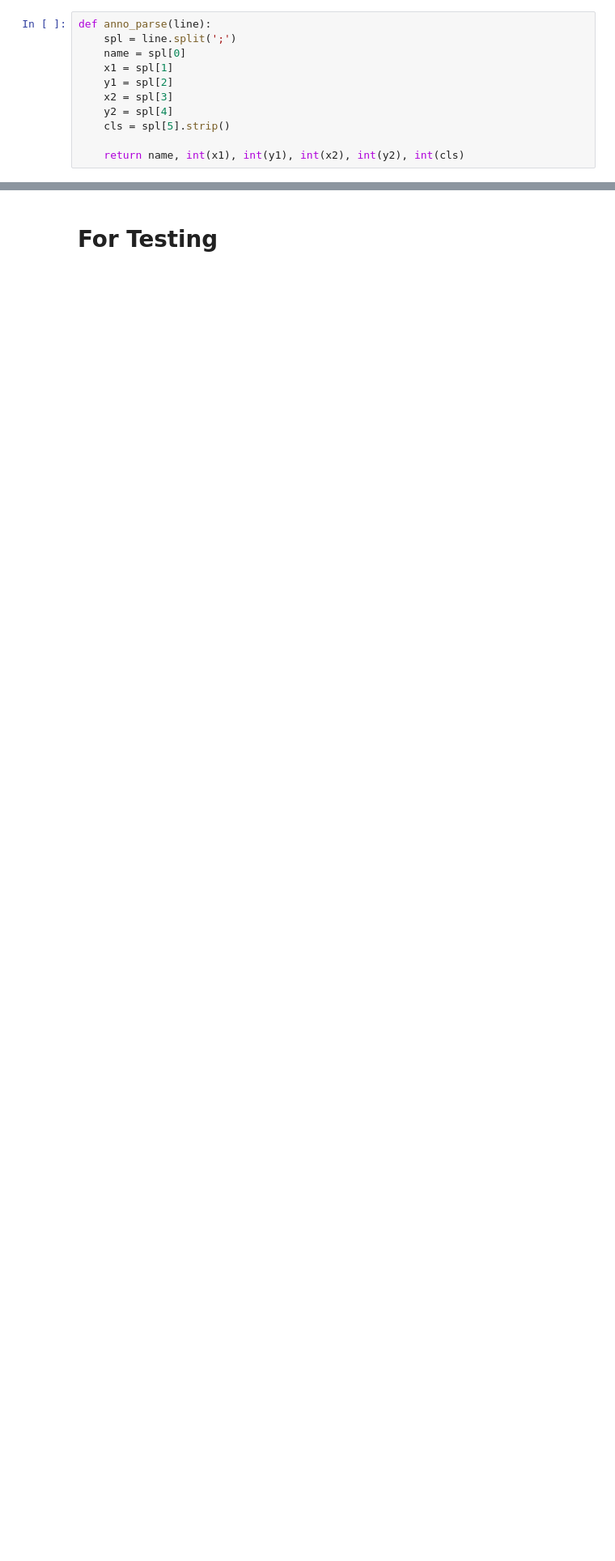
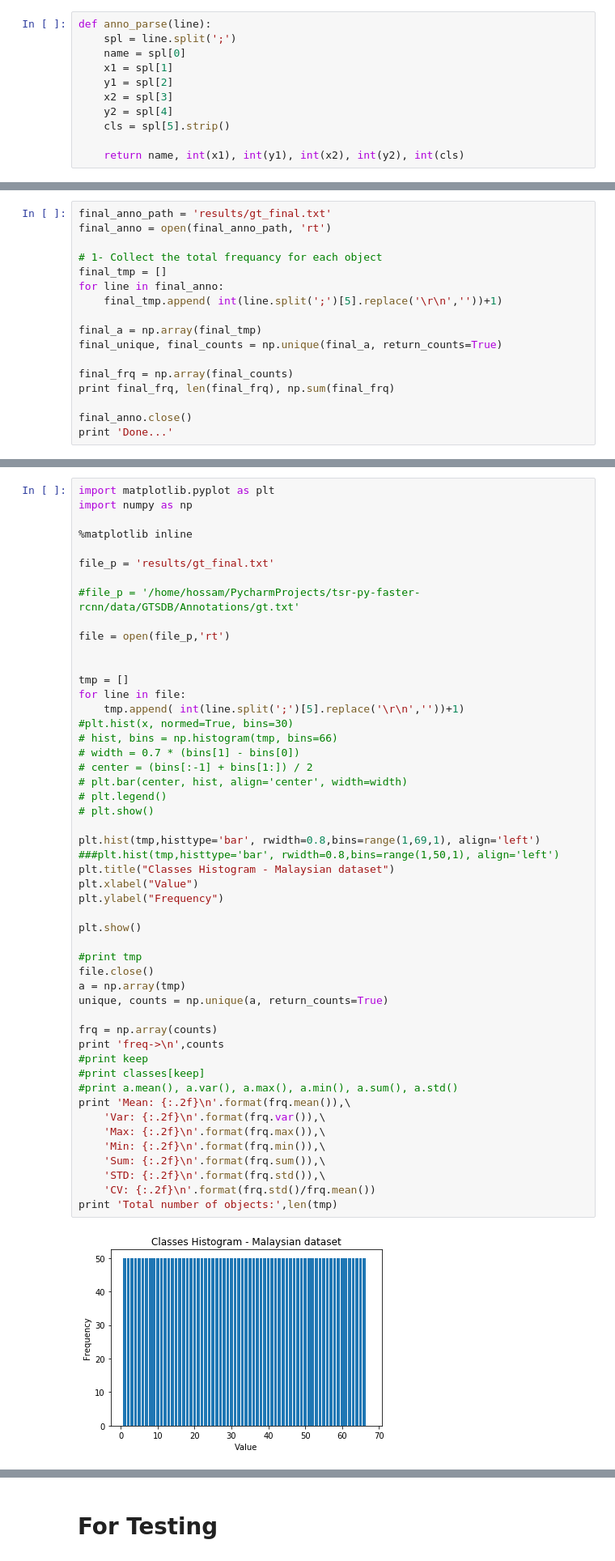
Before and after one commit to hhawary/MTSD_Augmentation, a Jupyter notebook: Augment.ipynb, the cells around one changed output, grey strips where cells are left out. Shown: that part at 81% size. Saved outputs shown, nothing was run; the diff lists cells and outputs as text; blank space fills up the shorter version.

```diff
--- a/Augment.ipynb
+++ b/Augment.ipynb
@@ -1141,0 +1306,17 @@ Done...
+# %%
+final_anno_path = 'results/gt_final.txt'
+final_anno = open(final_anno_path, 'rt')
+
+# 1- Collect the total frequancy for each object
+final_tmp = []
+for line in final_anno:
+    final_tmp.append( int(line.split(';')[5].replace('\r\n',''))+1)
+
+final_a = np.array(final_tmp)
+final_unique, final_counts = np.unique(final_a, return_counts=True)
+
+final_frq = np.array(final_counts)
+print final_frq, len(final_frq), np.sum(final_frq)
+
+final_anno.close()
+print 'Done...'
@@ -1141,0 +1328,52 @@ Done...
+# %%
+import matplotlib.pyplot as plt
+import numpy as np
+
+%matplotlib inline
+
+file_p = 'results/gt_final.txt'
+
+#file_p = '/home/hossam/PycharmProjects/tsr-py-faster-rcnn/data/GTSDB/Annotations/gt.txt'
+
+file = open(file_p,'rt')
+
+
+tmp = []
+for line in file:
+    tmp.append( int(line.split(';')[5].replace('\r\n',''))+1)
+#plt.hist(x, normed=True, bins=30)
+# hist, bins = np.histogram(tmp, bins=66)
+# width = 0.7 * (bins[1] - bins[0])
+# center = (bins[:-1] + bins[1:]) / 2
+# plt.bar(center, hist, align='center', width=width)
+# plt.legend()
+# plt.show()
+
+plt.hist(tmp,histtype='bar', rwidth=0.8,bins=range(1,69,1), align='left')
+###plt.hist(tmp,histtype='bar', rwidth=0.8,bins=range(1,50,1), align='left')
+plt.title("Classes Histogram - Malaysian dataset")
+plt.xlabel("Value")
+plt.ylabel("Frequency")
+
+plt.show()
+
+#print tmp
+file.close()
+a = np.array(tmp)
+unique, counts = np.unique(a, return_counts=True)
+
+frq = np.array(counts)
+print 'freq->\n',counts
+#print keep
+#print classes[keep]
+#print a.mean(), a.var(), a.max(), a.min(), a.sum(), a.std()
+print 'Mean: {:.2f}\n'.format(frq.mean()),\
+    'Var: {:.2f}\n'.format(frq.var()),\
+    'Max: {:.2f}\n'.format(frq.max()),\
+    'Min: {:.2f}\n'.format(frq.min()),\
+    'Sum: {:.2f}\n'.format(frq.sum()),\
+    'STD: {:.2f}\n'.format(frq.std()),\
+    'CV: {:.2f}\n'.format(frq.std()/frq.mean())
+print 'Total number of objects:',len(tmp)
+# %% [output]
+[figure, added]
```
Also changed, not shown: parts of 16 cells of this notebook, 4 other files.
